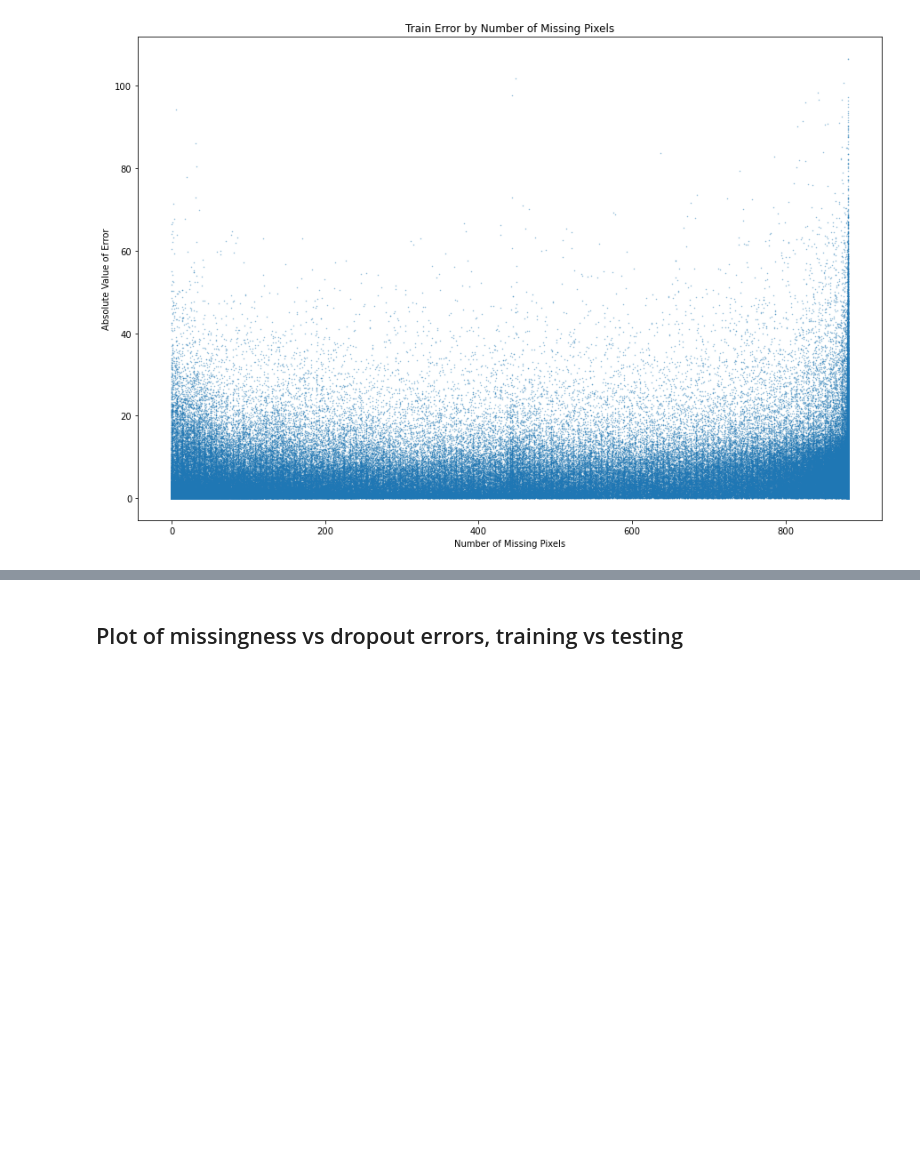
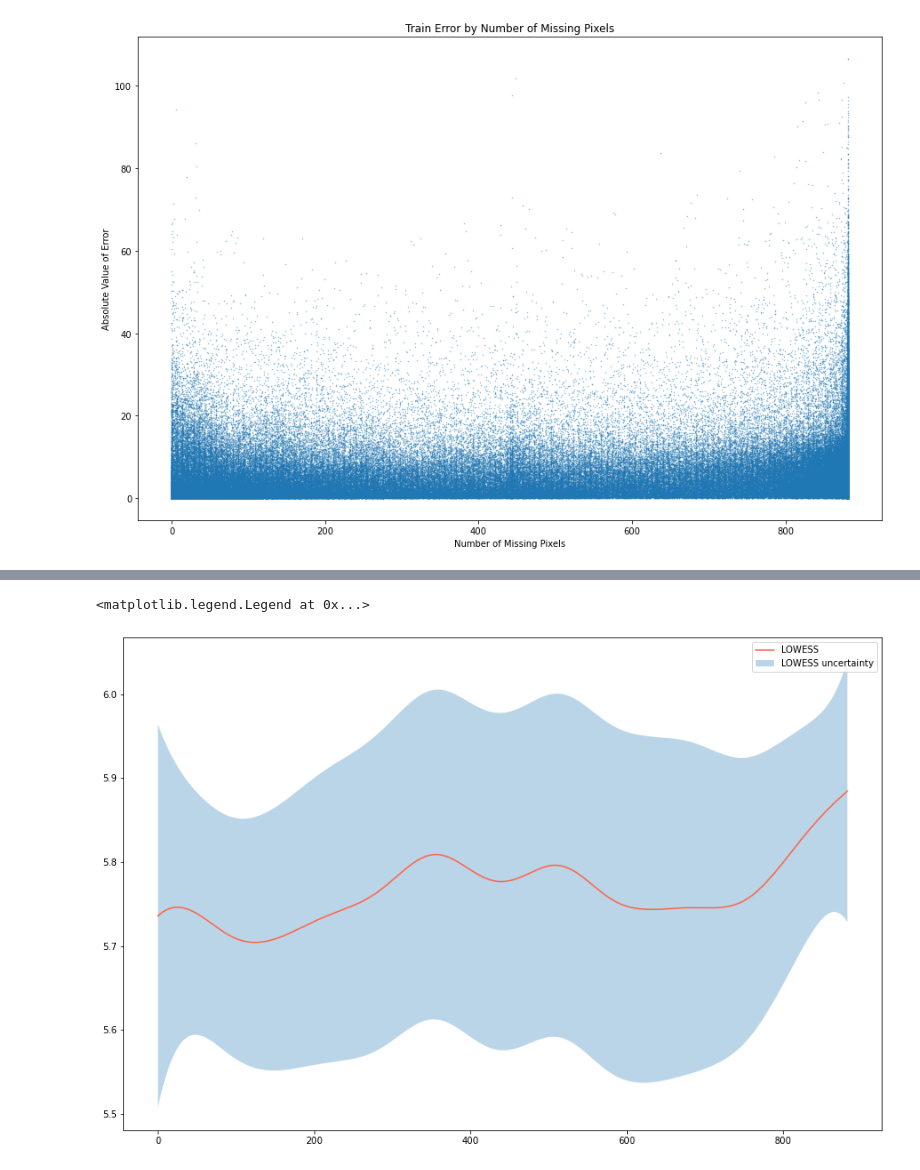
Before and after one commit to M-Harrington/SnowComp, a Jupyter notebook: chapter3/SummaryGraphs.ipynb, the cells around one changed output, grey strips where cells are left out. Cells and saved outputs as stored; diff of their text form; code cells hidden in the pictures; blank space fills up the shorter version.

Commit message:
major dropout additions, filter gradients fixed

```diff
--- a/chapter3/SummaryGraphs.ipynb
+++ b/chapter3/SummaryGraphs.ipynb
@@ -446,2 +459,29 @@ plt.legend(loc='best')
-# %% [markdown]
-## Plot of missingness vs dropout errors, training vs testing
+# %%
+a = np.arange(0, x_train_missness.shape[0])
+# idx = np.random.choice(a, x_train_missness.shape[0], replace=False) #10000 samples
+idx = np.random.choice(a, 60_000, replace=False) #10000 samples
+
+x = x_train_missness[idx]
+
+
+order = np.argsort(x)
+
+#run it
+y_sm, y_std = lowess(x, train_error, f=1./4.)
+# %%
+plt.figure(figsize=(15, 10))
+
+plt.plot(x[order], y_sm[order], color='tomato', label='LOWESS')
+
+plt.fill_between(x[order], y_sm[order] - 1.96*y_std[order],
+                 y_sm[order] + 1.96*y_std[order], alpha=0.3, label='LOWESS uncertainty')
+
+
+
+
+# plt.plot(x, train_error[idx], 'k.', label='Observations', markersize = 1.2, alpha= .5)
+
+plt.legend(loc='best')
+# %% [output]
+<matplotlib.legend.Legend at 0x...>
+[figure, added]
```
Also changed, not shown: parts of 23 cells of this notebook, 2 other files.
